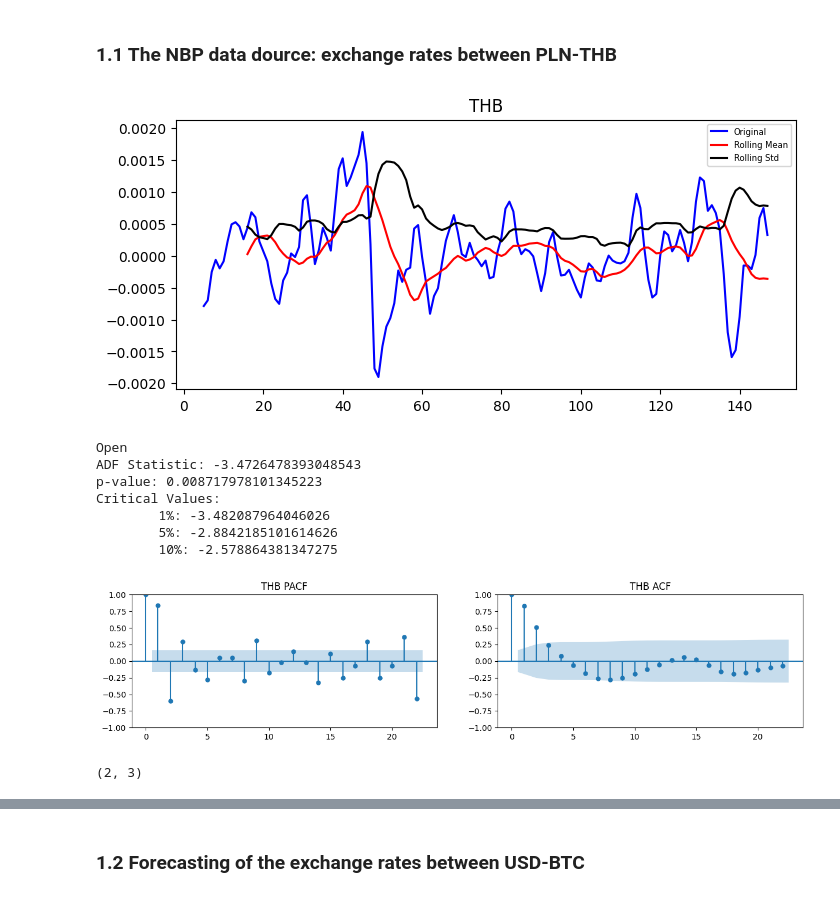
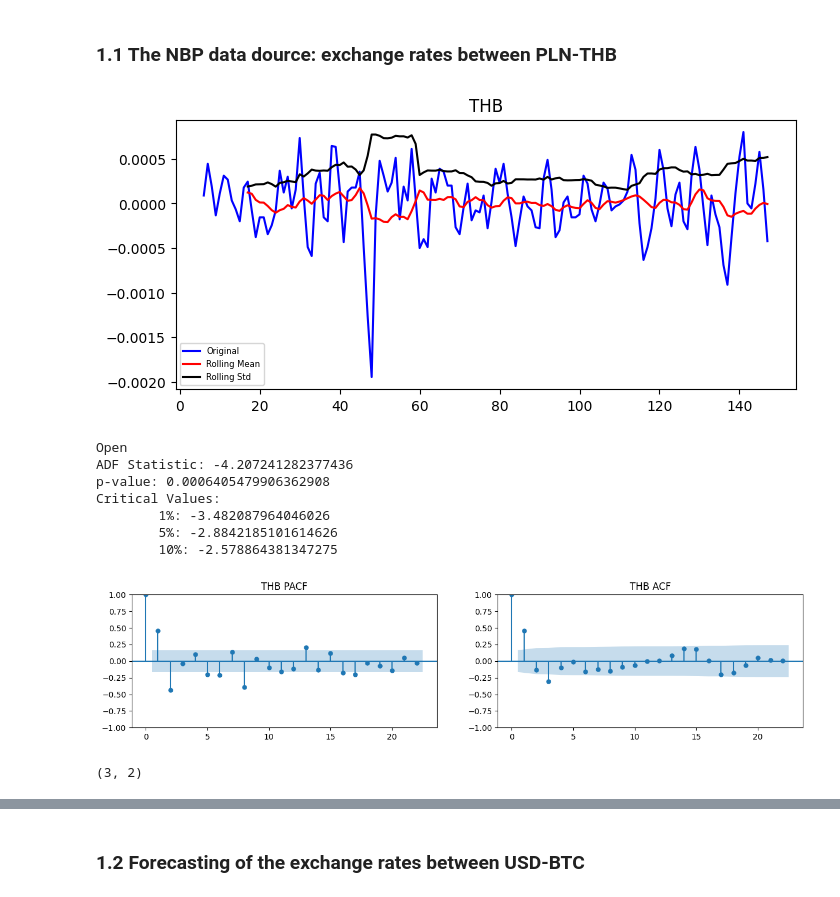
Before and after one commit to al3xkras/arima-python-examples, a Jupyter notebook: arima-currency-analysis/CurrencyAnalysis-ARIMA.ipynb, the cells around one changed output, grey strips where cells are left out. Drawn from its saved outputs; the diff is of its cells as text; code cells hidden in the pictures.

```diff
--- a/arima-currency-analysis/CurrencyAnalysis-ARIMA.ipynb
+++ b/arima-currency-analysis/CurrencyAnalysis-ARIMA.ipynb
@@ -300,9 +300,12 @@ class CurrencyAnalysis:
             data=Integration_fun(data)
         _acf,conf_acf=acf(data,alpha=self.alpha)
         _pacf,conf_pacf=pacf(data,alpha=self.alpha)
+        def predicate(v1,v2):
+            return v1>0 and v2>0 or v1<0 and v2<0
+
         def f(conf):
             x=0
-            while x<len(conf)-1 and conf[x][0]>0: x+=1
+            while x<len(conf)-1 and predicate(conf[x][0],conf[x][1]): x+=1
             return x
         return f(conf_pacf),f(conf_acf)
 
@@ -352,18 +355,23 @@ df_currencies="currencies.xls"
 ca = CurrencyAnalysis(alpha,df_currencies,'1 THB',date_min,date_max,test_days,'THB')
 # %%
-#The I model
-def I(df):
+
+def I1(df):
     shifted=log_m_mean(df_rolling(df))
     shifted.dropna(inplace=True)
     return shifted
+#The I model
+def I(df):
+    dt = shift(I1(df))
+    dt.dropna(inplace=True)
+    return dt
 
 ca.df=I(ca.df_log())
 ca.stationarity()
 # %% [output]
-[figure, old version]
+[figure, new version]
 Open
-ADF Statistic: -3.4726478393048543
-p-value: 0.008717978101345223
+ADF Statistic: -4.207241282377436
+p-value: 0.0006405479906362908
 Critical Values:
         1%: -3.482087964046026
         5%: -2.8842185101614626
@@ -371,11 +379,13 @@ Critical Values:
 # %%
 ca.plot_autocorr_fun()
 # %% [output]
-[figure, old version]
+[figure, new version]
 # %%
 ca.best_parameters_autocorr_fun()
+#p+d, q = ca.best_parameters_autocorr_fun() = 3,2
+# => Let p=2,d=1 (included in the model I, so parameter d=0 for the ARIMA model), q=2
 # %% [output]
-(2, 3)
+(3, 2)
 # %%
 test_days=5
 
```
Also changed, not shown: parts of 14 cells of this notebook.
